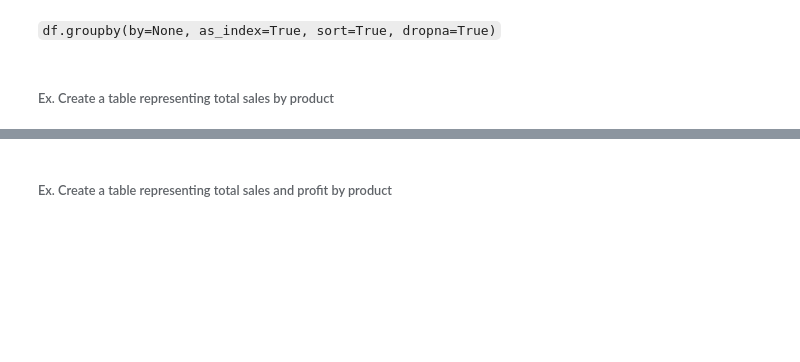
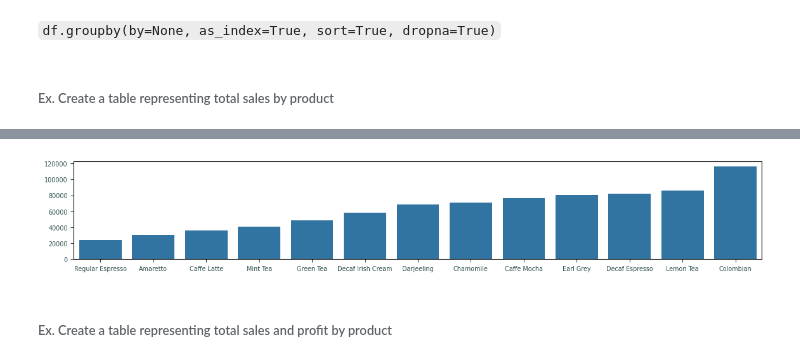
Before and after one commit to knowledge-corner/2025_12_Feb_Python-Data_Viz_analytics, a Jupyter notebook: Classwork/Day - 2 classwork.ipynb, the cells around one changed output, grey strips where cells are left out. Cells and saved outputs as stored; diff of their text form; code cells hidden in the pictures; blank space fills up the shorter version.

```diff
--- a/Classwork/Day - 2 classwork.ipynb
+++ b/Classwork/Day - 2 classwork.ipynb
@@ -1320,2 +1367,11 @@ sns.histplot(x = zscores, kde= True)
+# %%
+plt.figure(figsize = (14, 2))
+data = df.groupby(by = "Product", as_index = False)["Sales"].sum().sort_values(by = "Sales")
+sns.barplot(data = data, x = "Product", y = "Sales", estimator="sum", errorbar=None)
+plt.xlabel("")
+plt.ylabel("")
+plt.show()
+# %% [output]
+[figure, added]
 # %% [markdown]
 ###### Ex. Create a table representing total sales and profit by product
```
Also changed, not shown: parts of 49 cells of this notebook, 1 other file.
